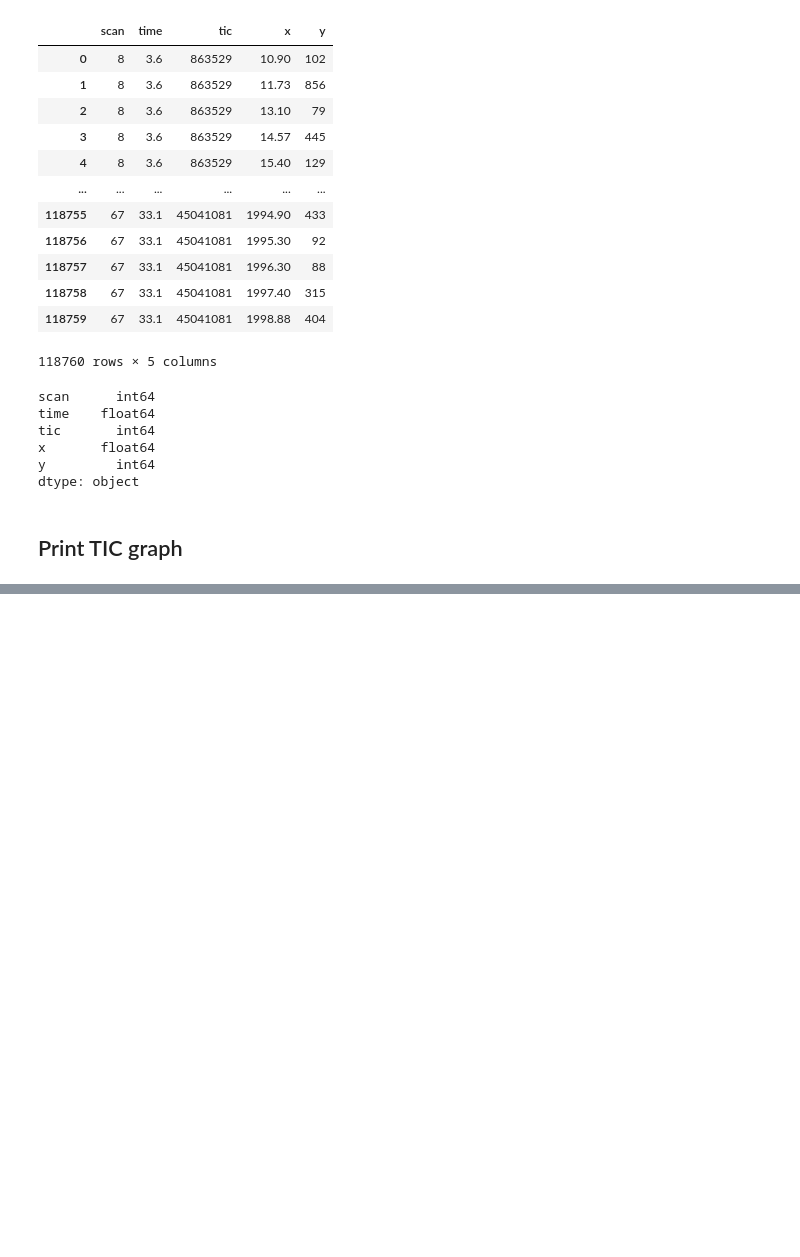
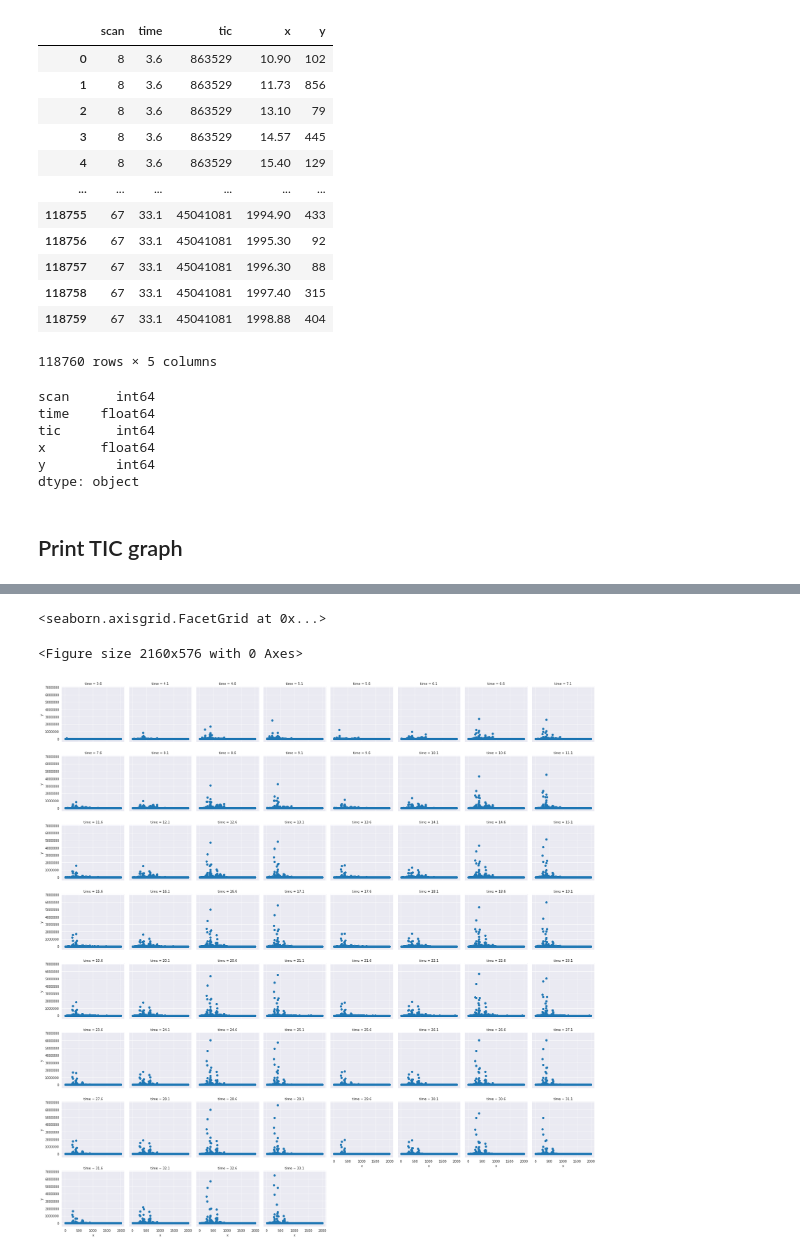
Before and after one commit to plopezgarcia/one-offs, a Jupyter notebook: jcamp-view/jcamp-view.ipynb, the cells around one changed output, grey strips where cells are left out. Drawn from its saved outputs; the diff is of its cells as text; code cells hidden in the pictures; blank space fills up the shorter version.

```diff
--- a/jcamp-view/jcamp-view.ipynb
+++ b/jcamp-view/jcamp-view.ipynb
@@ -98,0 +82,8 @@ plt.show()
+# %%
+plt.figure(figsize=(30, 8))
+g = sns.FacetGrid(measurements, col = "time", col_wrap=8)
+g.map(plt.scatter, "x", "y")
+# %% [output]
+<seaborn.axisgrid.FacetGrid at 0x...>
+<Figure size 2160x576 with 0 Axes>
+[figure, added]
```
Also changed, not shown: parts of 3 cells of this notebook.
